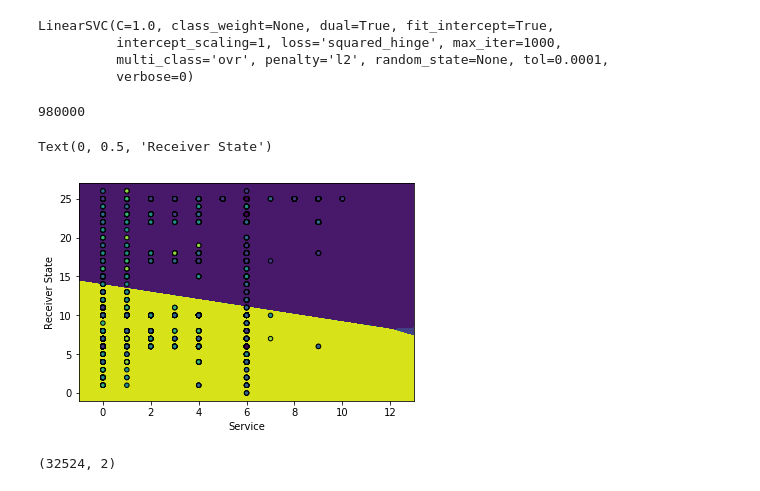
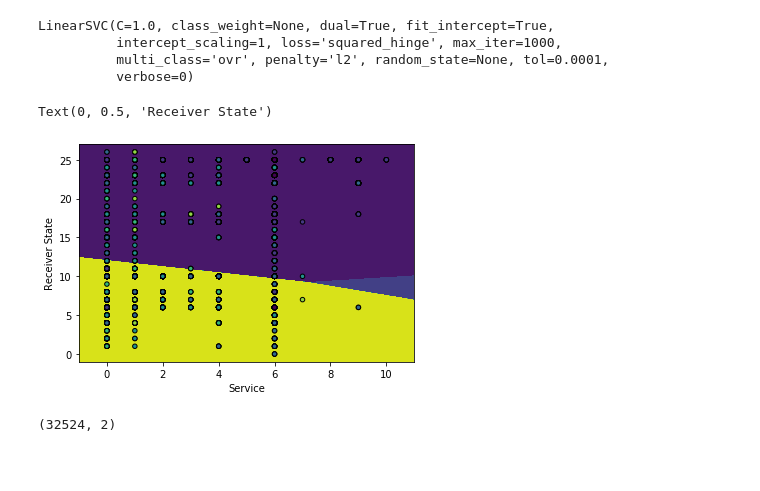
Before and after one commit to cnoeliachaves/diplodatos, a Jupyter notebook: mentoria/practico4.ipynb, the cells around one changed output. Saved outputs shown, nothing was run; the diff lists cells and outputs as text; code cells hidden in the pictures; blank space fills up the shorter version.

```diff
--- a/mentoria/practico4.ipynb
+++ b/mentoria/practico4.ipynb
@@ -535,21 +517,20 @@ def make_meshgrid(x, y, h=.02):
                          np.arange(y_min, y_max, h))
     return xx, yy
 # %%
-xx, yy = make_meshgrid(X_train['service'].values, X_train['receiver_state_le'].values)
+xx, yy = make_meshgrid(X_train['service'].head(3000).values, X_train['receiver_state_le'].head(3000).values)
 fig, sub = plt.subplots(1, 1)
 plt.subplots_adjust(wspace=0.4, hspace=0.4)
 U = clf.predict(np.c_[xx.ravel(), yy.ravel()])
 
 Z = U.reshape(xx.shape)
-print(Z.size)
+
 out = sub.contourf(xx, yy, Z)
 sub.scatter(X_test['service'].values, X_test['receiver_state_le'].values , c=y_test['shipment_days_byclass'].values, s=20, edgecolors='k')
 sub.set_xlabel('Service')
 sub.set_ylabel('Receiver State')
 # %% [output]
-980000
+Text(0, 0.5, 'Receiver State')
-Text(0, 0.5, 'Receiver State')
-[figure, old version]
+[figure, new version]
 # %%
 X_test.shape
 # %% [output]
```
Also changed, not shown: parts of 55 cells of this notebook.
